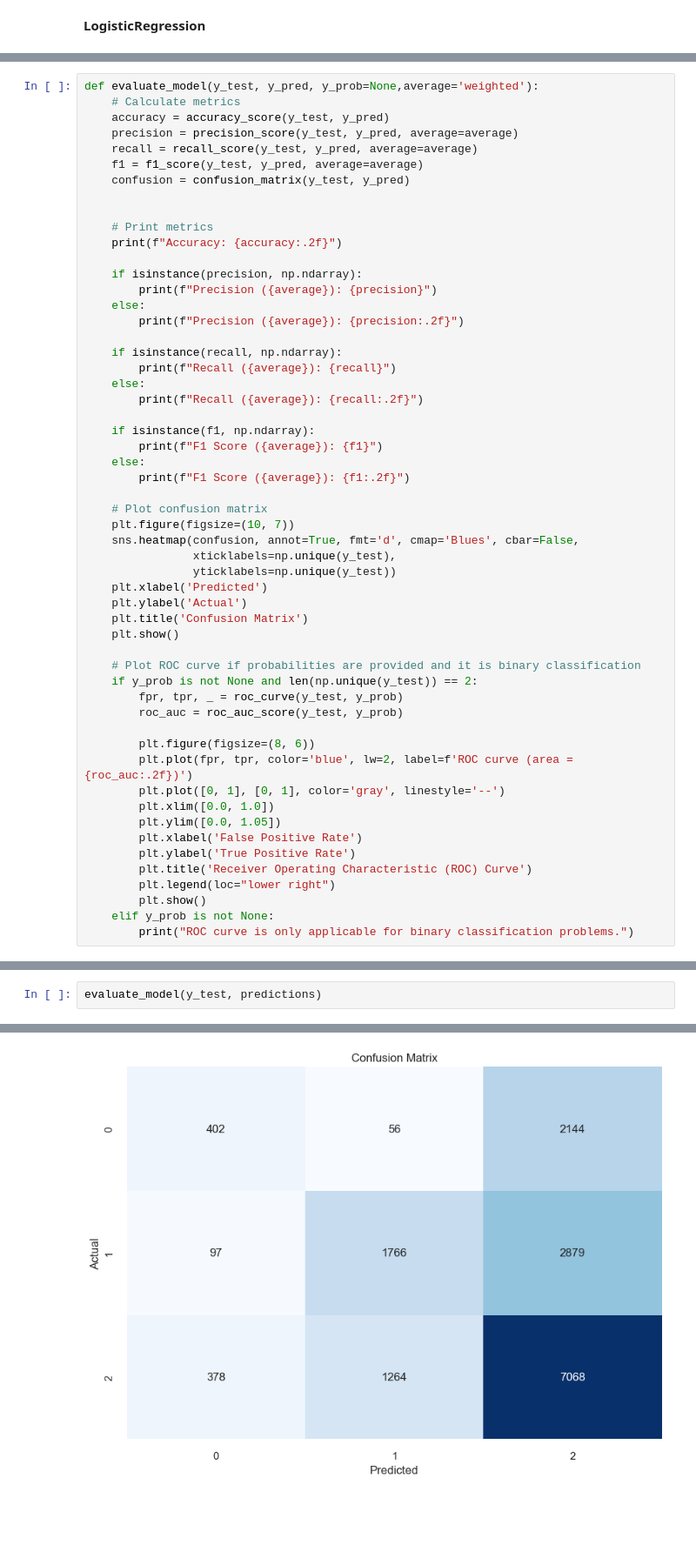
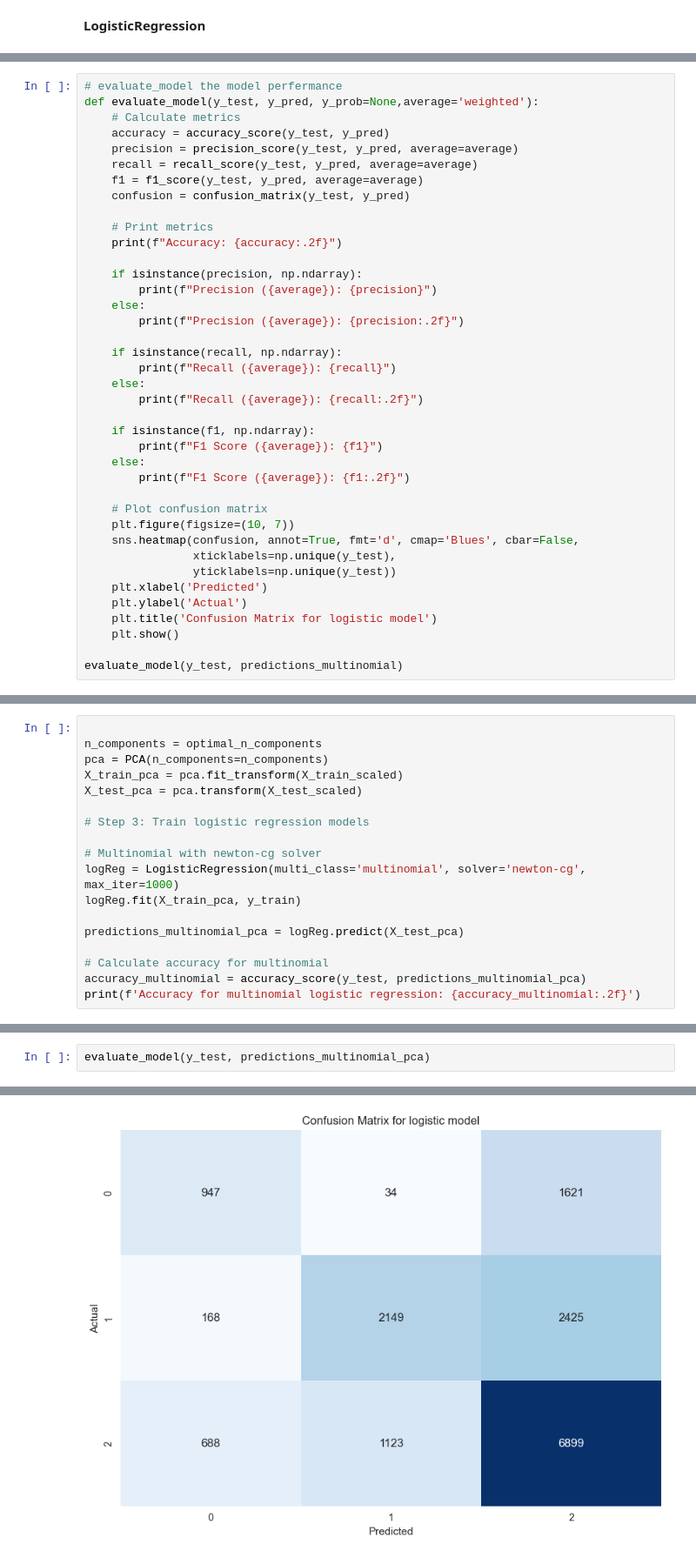
Before and after one commit to ishamel101/Credit-Score-Classification, a Jupyter notebook: Credit Score Classification.ipynb, the cells around one changed output, grey strips where cells are left out. Shown at 87% size. Saved outputs shown, nothing was run; the diff lists cells and outputs as text; blank space fills up the shorter version.

```diff
--- a/Credit Score Classification.ipynb
+++ b/Credit Score Classification.ipynb
@@ -1139,4 +1058,5 @@ ValueError: Found input variables with inconsistent numbers of samples: [16054,
 # %%
+# evaluate_model the model perfermance
 def evaluate_model(y_test, y_pred, y_prob=None,average='weighted'):
     # Calculate metrics
     accuracy = accuracy_score(y_test, y_pred)
@@ -1144,7 +1064,6 @@ def evaluate_model(y_test, y_pred, y_prob=None,average='weighted'):
     recall = recall_score(y_test, y_pred, average=average)
     f1 = f1_score(y_test, y_pred, average=average)
     confusion = confusion_matrix(y_test, y_pred)
-
 
     # Print metrics
     print(f"Accuracy: {accuracy:.2f}")
@@ -1171,23 +1090,7 @@ def evaluate_model(y_test, y_pred, y_prob=None,average='weighted'):
                 yticklabels=np.unique(y_test))
     plt.xlabel('Predicted')
     plt.ylabel('Actual')
-    plt.title('Confusion Matrix')
+    plt.title('Confusion Matrix for logistic model')
     plt.show()
 
-    # Plot ROC curve if probabilities are provided and it is binary classification
-    if y_prob is not None and len(np.unique(y_test)) == 2:
-        fpr, tpr, _ = roc_curve(y_test, y_prob)
-        roc_auc = roc_auc_score(y_test, y_prob)
-
-        plt.figure(figsize=(8, 6))
-        plt.plot(fpr, tpr, color='blue', lw=2, label=f'ROC curve (area = {roc_auc:.2f})')
-        plt.plot([0, 1], [0, 1], color='gray', linestyle='--')
-        plt.xlim([0.0, 1.0])
-        plt.ylim([0.0, 1.05])
-        plt.xlabel('False Positive Rate')
-        plt.ylabel('True Positive Rate')
-        plt.title('Receiver Operating Characteristic (ROC) Curve')
-        plt.legend(loc="lower right")
-        plt.show()
-    elif y_prob is not None:
-        print("ROC curve is only applicable for binary classification problems.")
+evaluate_model(y_test, predictions_multinomial)
@@ -1193,0 +1105,18 @@ def evaluate_model(y_test, y_pred, y_prob=None,average='weighted'):
+# %%
+
+n_components = optimal_n_components
+pca = PCA(n_components=n_components)
+X_train_pca = pca.fit_transform(X_train_scaled)
+X_test_pca = pca.transform(X_test_scaled)
+
+# Step 3: Train logistic regression models
+
+# Multinomial with newton-cg solver
+logReg = LogisticRegression(multi_class='multinomial', solver='newton-cg', max_iter=1000)
+logReg.fit(X_train_pca, y_train)
+
+predictions_multinomial_pca = logReg.predict(X_test_pca)
+
+# Calculate accuracy for multinomial
+accuracy_multinomial = accuracy_score(y_test, predictions_multinomial_pca)
+print(f'Accuracy for multinomial logistic regression: {accuracy_multinomial:.2f}')
@@ -1194,3 +1125,3 @@ def evaluate_model(y_test, y_pred, y_prob=None,average='weighted'):
 # %%
-evaluate_model(y_test, predictions)
+evaluate_model(y_test, predictions_multinomial_pca)
 # %% [output]
@@ -1201 +1132 @@ F1 Score (weighted): 0.54
-[figure, old version]
+[figure, new version]
```
Also changed, not shown: parts of 20 cells of this notebook.
